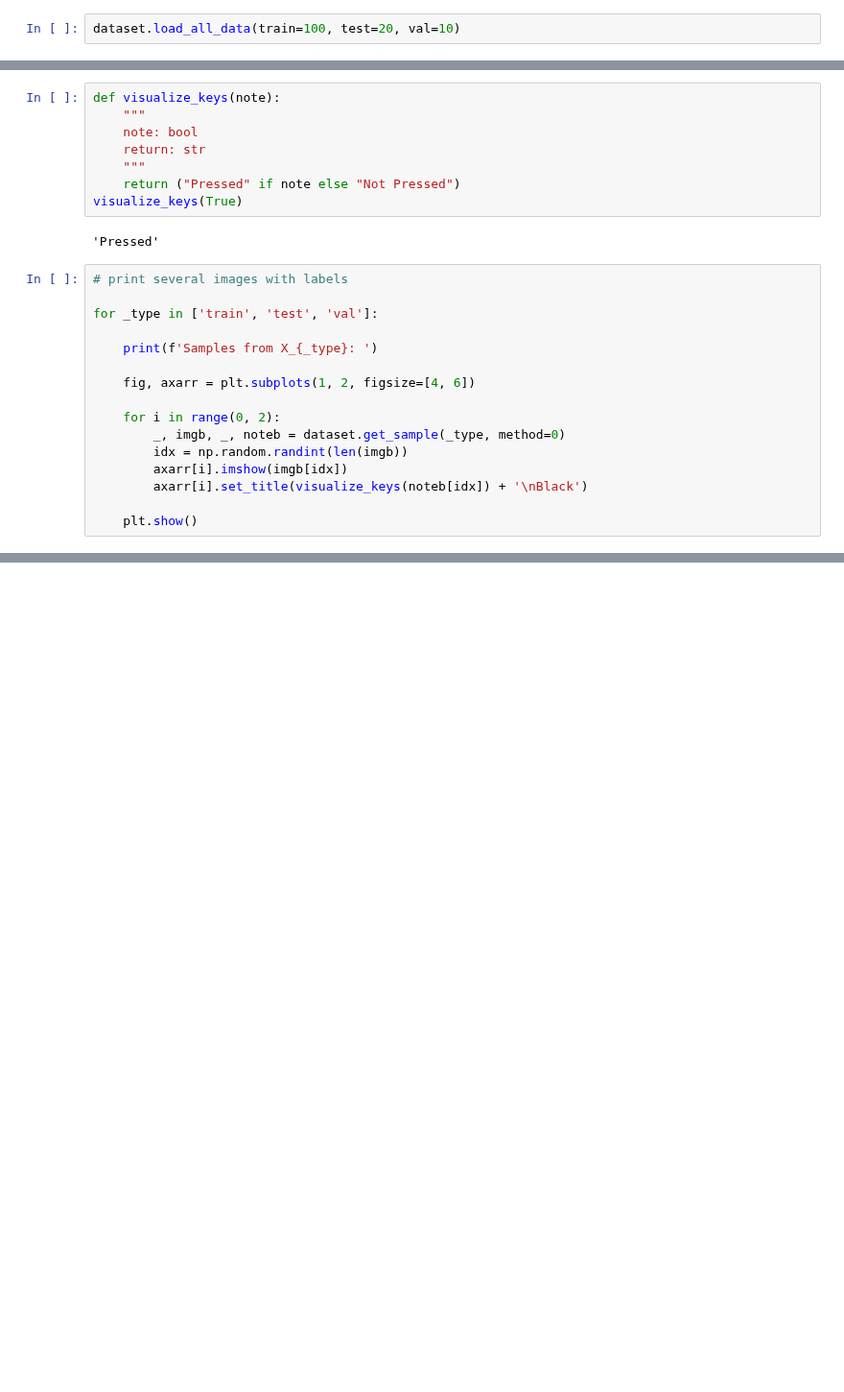
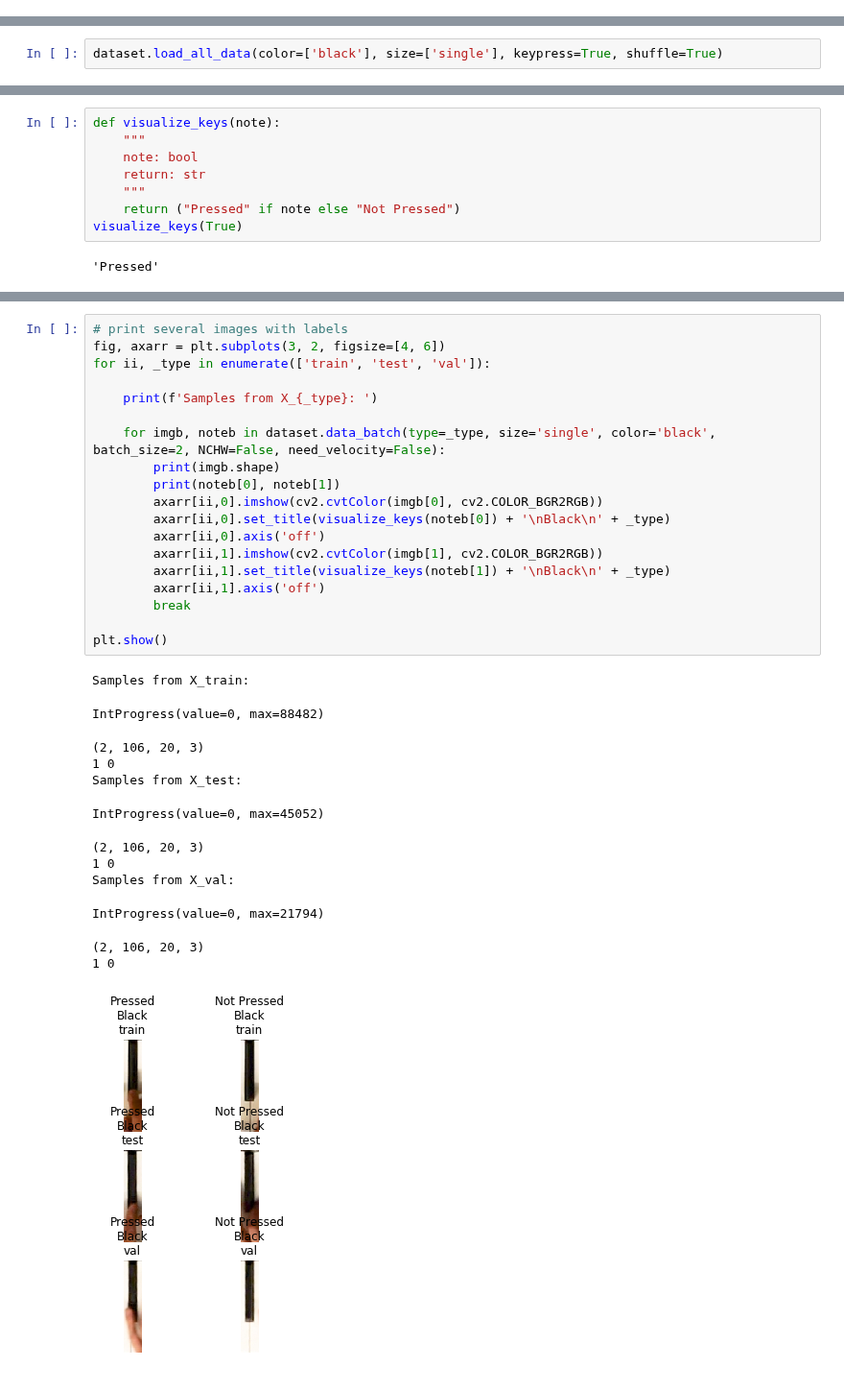
Before and after one commit to ppfish45/AI-Pianist, a Jupyter notebook: models/run_recognition_black.ipynb, the cells around one changed output, grey strips where cells are left out. Shown at 96% size. Saved outputs shown, nothing was run; the diff lists cells and outputs as text; blank space fills up the shorter version.

Commit message:
Update black training notebook according to the new dataset_p

```diff
--- a/models/run_recognition_black.ipynb
+++ b/models/run_recognition_black.ipynb
@@ -7,2 +11,0 @@ import torch
-# %%
-dataset.load_all_data(train=100, test=20, val=10)
@@ -12,0 +12,2 @@ dataset.load_all_data(train=100, test=20, val=10)
+# %%
+dataset.load_all_data(color=['black'], size=['single'], keypress=True, shuffle=True)
@@ -20,19 +39,3 @@ def visualize_keys(note):
 visualize_keys(True)
 # %% [output]
 'Pressed'
-# %%
-# print several images with labels
-
-for _type in ['train', 'test', 'val']:
-
-    print(f'Samples from X_{_type}: ')
-
-    fig, axarr = plt.subplots(1, 2, figsize=[4, 6])
-
-    for i in range(0, 2):
-        _, imgb, _, noteb = dataset.get_sample(_type, method=0)
-        idx = np.random.randint(len(imgb))
-        axarr[i].imshow(imgb[idx])
-        axarr[i].set_title(visualize_keys(noteb[idx]) + '\nBlack')
-
-    plt.show()
@@ -46 +42,34 @@ Samples from X_val:
+# %%
+# print several images with labels
+fig, axarr = plt.subplots(3, 2, figsize=[4, 6])
+for ii, _type in enumerate(['train', 'test', 'val']):
+
+    print(f'Samples from X_{_type}: ')
+
+    for imgb, noteb in dataset.data_batch(type=_type, size='single', color='black', batch_size=2, NCHW=False, need_velocity=False):
+        print(imgb.shape)
+        print(noteb[0], noteb[1])
+        axarr[ii,0].imshow(cv2.cvtColor(imgb[0], cv2.COLOR_BGR2RGB))
+        axarr[ii,0].set_title(visualize_keys(noteb[0]) + '\nBlack\n' + _type)
+        axarr[ii,0].axis('off')
+        axarr[ii,1].imshow(cv2.cvtColor(imgb[1], cv2.COLOR_BGR2RGB))
+        axarr[ii,1].set_title(visualize_keys(noteb[1]) + '\nBlack\n' + _type)
+        axarr[ii,1].axis('off')
+        break
+
+plt.show()
+# %% [output]
+Samples from X_train:
+IntProgress(value=0, max=88482)
+(2, 106, 20, 3)
+1 0
+Samples from X_test:
+IntProgress(value=0, max=45052)
+(2, 106, 20, 3)
+1 0
+Samples from X_val:
+IntProgress(value=0, max=21794)
+(2, 106, 20, 3)
+1 0
+[figure, added]
 # %%
```
Also changed, not shown: parts of 8 cells of this notebook.
